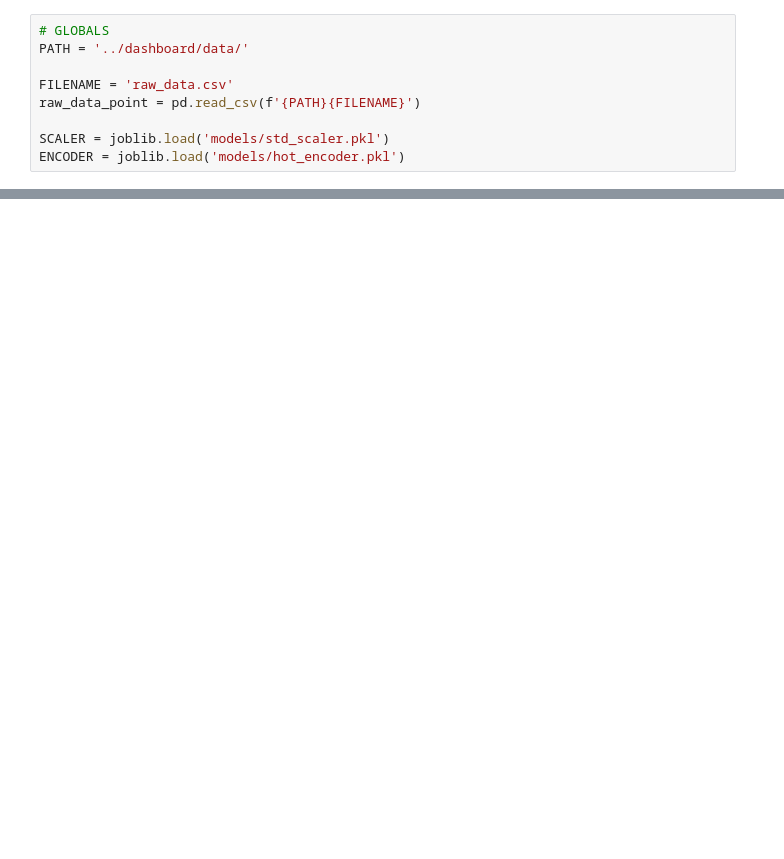
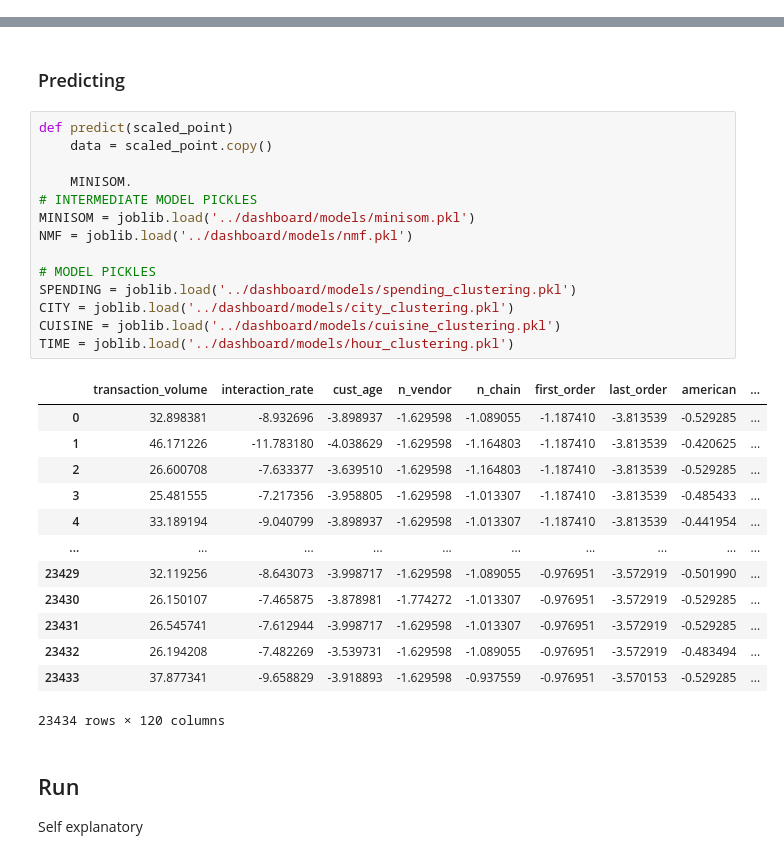
Before and after one commit to M4rtinsFons3caConsulting/DataMining, a Jupyter notebook: dashboard/Preprocessing.ipynb, the cells around one changed output, grey strips where cells are left out. Saved outputs shown, nothing was run; the diff lists cells and outputs as text; blank space fills up the shorter version.

```diff
--- a/dashboard/Preprocessing.ipynb
+++ b/dashboard/Preprocessing.ipynb
@@ -6,9 +0,0 @@ import numpy as np
-# %%
-# GLOBALS
-PATH = '../dashboard/data/'
-
-FILENAME = 'raw_data.csv'
-raw_data_point = pd.read_csv(f'{PATH}{FILENAME}')
-
-SCALER = joblib.load('models/std_scaler.pkl')
-ENCODER = joblib.load('models/hot_encoder.pkl')
@@ -534,0 +661,34 @@ raw_data_point.topcs
+# %% [markdown]
+### Predicting
+# %%
+def predict(scaled_point)
+    data = scaled_point.copy()
+
+    MINISOM.
+# INTERMEDIATE MODEL PICKLES
+MINISOM = joblib.load('../dashboard/models/minisom.pkl')
+NMF = joblib.load('../dashboard/models/nmf.pkl')
+
+# MODEL PICKLES
+SPENDING = joblib.load('../dashboard/models/spending_clustering.pkl')
+CITY = joblib.load('../dashboard/models/city_clustering.pkl')
+CUISINE = joblib.load('../dashboard/models/cuisine_clustering.pkl')
+TIME = joblib.load('../dashboard/models/hour_clustering.pkl')
+# %% [output]
+|  | transaction_volume | interaction_rate | cust_age | n_vendor | n_chain | first_order | last_order | american | ... |
+| 0 | 32.898381 | -8.932696 | -3.898937 | -1.629598 | -1.089055 | -1.187410 | -3.813539 | -0.529285 | ... |
+| 1 | 46.171226 | -11.783180 | -4.038629 | -1.629598 | -1.164803 | -1.187410 | -3.813539 | -0.420625 | ... |
+| 2 | 26.600708 | -7.633377 | -3.639510 | -1.629598 | -1.164803 | -1.187410 | -3.813539 | -0.529285 | ... |
+| 3 | 25.481555 | -7.217356 | -3.958805 | -1.629598 | -1.013307 | -1.187410 | -3.813539 | -0.485433 | ... |
+| 4 | 33.189194 | -9.040799 | -3.898937 | -1.629598 | -1.013307 | -1.187410 | -3.813539 | -0.441954 | ... |
+| ... | ... | ... | ... | ... | ... | ... | ... | ... | ... |
+| 23429 | 32.119256 | -8.643073 | -3.998717 | -1.629598 | -1.089055 | -0.976951 | -3.572919 | -0.501990 | ... |
+| 23430 | 26.150107 | -7.465875 | -3.878981 | -1.774272 | -1.013307 | -0.976951 | -3.572919 | -0.529285 | ... |
+| 23431 | 26.545741 | -7.612944 | -3.998717 | -1.629598 | -1.013307 | -0.976951 | -3.572919 | -0.529285 | ... |
+| 23432 | 26.194208 | -7.482269 | -3.539731 | -1.629598 | -1.089055 | -0.976951 | -3.572919 | -0.483494 | ... |
+| 23433 | 37.877341 | -9.658829 | -3.918893 | -1.629598 | -0.937559 | -0.976951 | -3.570153 | -0.529285 | ... |
+23434 rows × 120 columns
+# %% [markdown]
+## Run
+
+Self explanatory
```
Also changed, not shown: parts of 33 cells of this notebook, 1 other file.
